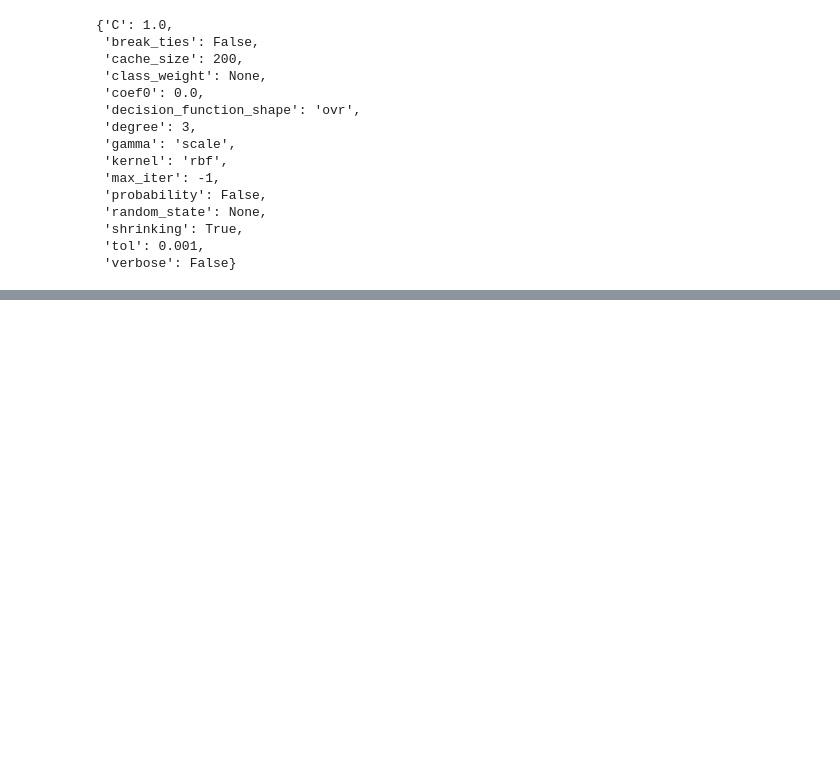
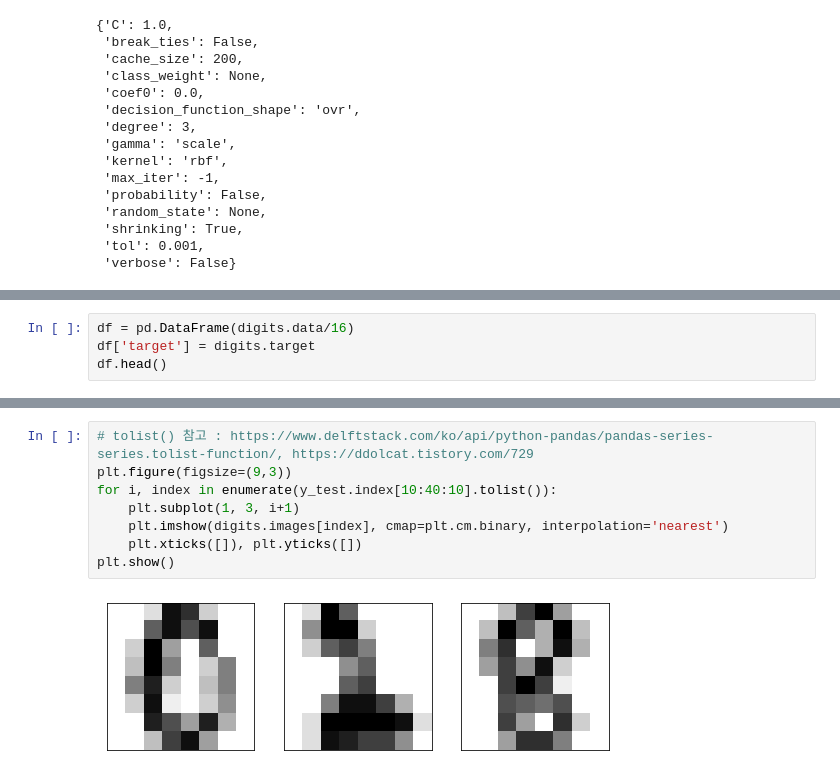
Before and after one commit to youngai1112/MachineLearning, a Jupyter notebook: 03.분류/02.SVM.ipynb, the cells around one changed output, grey strips where cells are left out. Cells and saved outputs as stored; diff of their text form; blank space fills up the shorter version.

```diff
--- a/03.분류/02.SVM.ipynb
+++ b/03.분류/02.SVM.ipynb
@@ -193,0 +287,4 @@ TypeError: 'GridSearchCV' object is not callable
+# %%
+df = pd.DataFrame(digits.data/16)
+df['target'] = digits.target
+df.head()
@@ -193,0 +360,10 @@ TypeError: 'GridSearchCV' object is not callable
+# %%
+# tolist() 참고 : https://www.delftstack.com/ko/api/python-pandas/pandas-series-series.tolist-function/, https://ddolcat.tistory.com/729
+plt.figure(figsize=(9,3))
+for i, index in enumerate(y_test.index[10:40:10].tolist()):
+    plt.subplot(1, 3, i+1)
+    plt.imshow(digits.images[index], cmap=plt.cm.binary, interpolation='nearest')
+    plt.xticks([]), plt.yticks([])
+plt.show()
+# %% [output]
+[figure, added]
```
Also changed, not shown: parts of 28 cells of this notebook, 1 other file.
